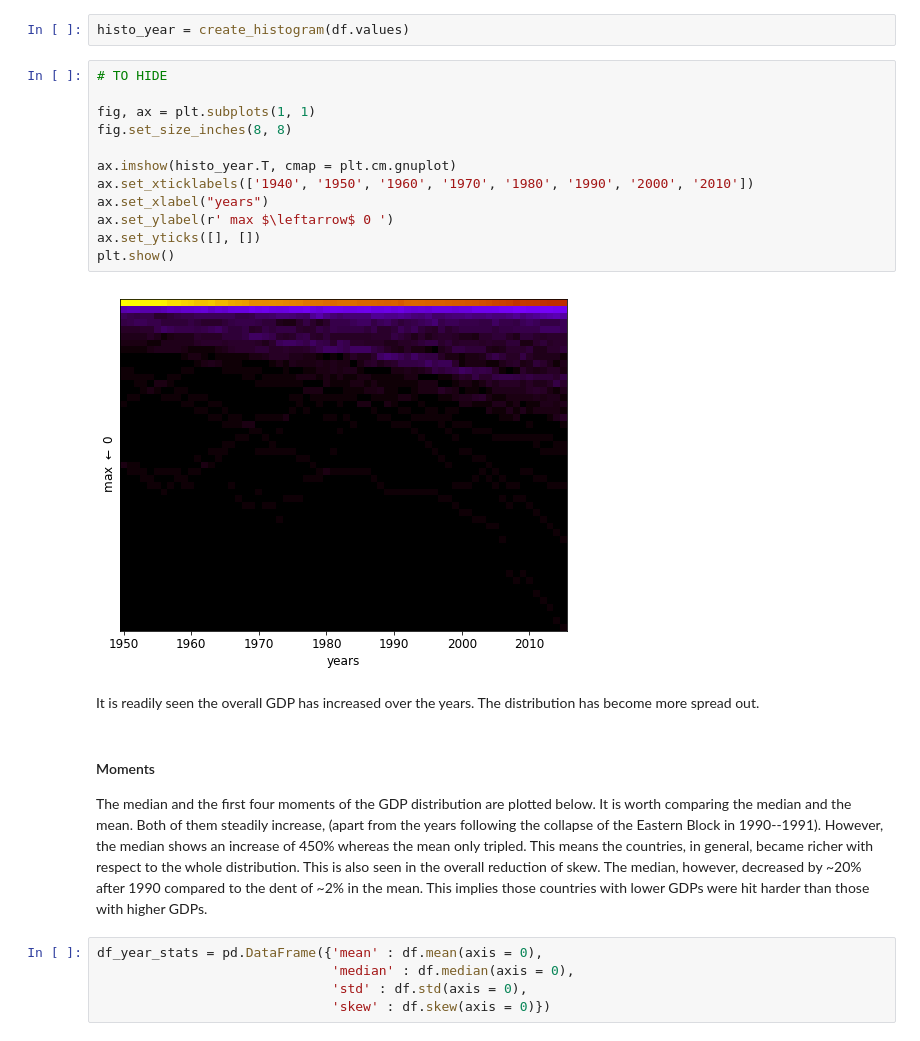
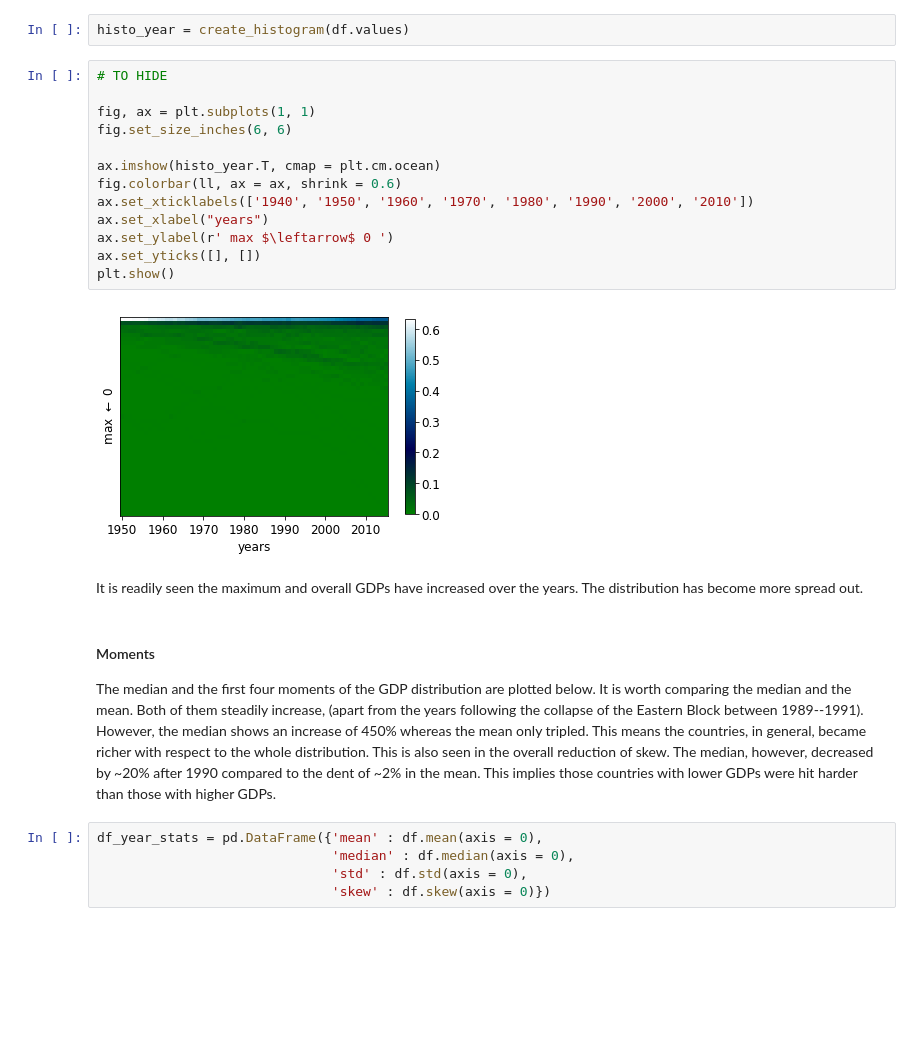
Before and after one commit to bhornung/bhornung.github.io, a Jupyter notebook: assets/clustering-gdp/notebook/clustering-gdp.ipynb, the cells around one changed output. Cells and saved outputs as stored; diff of their text form; blank space fills up the shorter version.

```diff
--- a/assets/clustering-gdp/notebook/clustering-gdp.ipynb
+++ b/assets/clustering-gdp/notebook/clustering-gdp.ipynb
@@ -74,23 +74,24 @@ histo_year = create_histogram(df.values)
 # %%
 # TO HIDE
 
 fig, ax = plt.subplots(1, 1)
-fig.set_size_inches(8, 8)
+fig.set_size_inches(6, 6)
 
-ax.imshow(histo_year.T, cmap = plt.cm.gnuplot)
+ax.imshow(histo_year.T, cmap = plt.cm.ocean)
+fig.colorbar(ll, ax = ax, shrink = 0.6)
 ax.set_xticklabels(['1940', '1950', '1960', '1970', '1980', '1990', '2000', '2010'])
 ax.set_xlabel("years")
 ax.set_ylabel(r' max $\leftarrow$ 0 ')
 ax.set_yticks([], [])
 plt.show()
 # %% [output]
-[figure, old version]
+[figure, new version]
 # %% [markdown]
-It is readily seen the overall GDP has increased over the years. The distribution has become more spread out.
+It is readily seen the maximum and overall GDPs have increased over the years. The distribution has become more spread out.
 # %% [markdown]
 #### Moments
 
-The median and the first four moments of the GDP distribution are plotted below. It is worth comparing the median and the mean. Both of them steadily increase, (apart from the years following the collapse of the Eastern Block in 1990--1991). However, the median shows an increase of 450% whereas the mean only tripled. This means the countries, in general, became richer with respect to the whole distribution. This is also seen in the overall reduction of skew. The median, however, decreased by ~20% after 1990 compared to the dent of ~2% in the mean. This implies those countries with lower GDPs were hit harder than those with higher GDPs.
+The median and the first four moments of the GDP distribution are plotted below. It is worth comparing the median and the mean. Both of them steadily increase, (apart from the years following the collapse of the Eastern Block between 1989--1991). However, the median shows an increase of 450% whereas the mean only tripled. This means the countries, in general, became richer with respect to the whole distribution. This is also seen in the overall reduction of skew. The median, however, decreased by ~20% after 1990 compared to the dent of ~2% in the mean. This implies those countries with lower GDPs were hit harder than those with higher GDPs.
 # %%
 df_year_stats = pd.DataFrame({'mean' : df.mean(axis = 0),
                               'median' : df.median(axis = 0),
```
Also changed, not shown: parts of 39 cells of this notebook, 15 other files.
